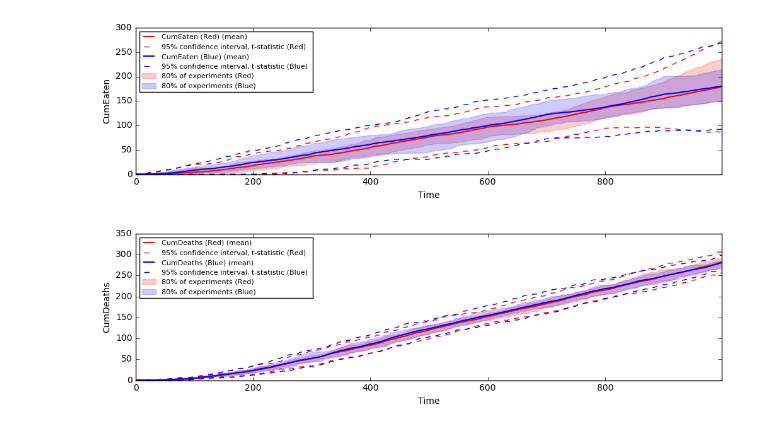
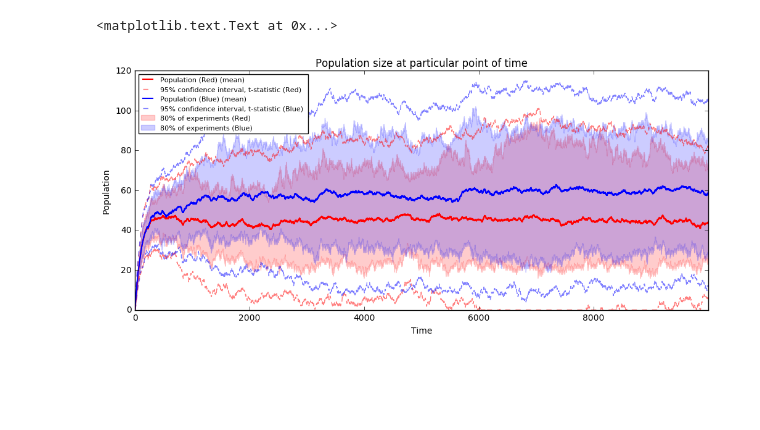
Before and after one commit to shayakhmetov/multiagent_simulation, a Jupyter notebook: graphs.ipynb, the cells around one changed output. Cells and saved outputs as stored; diff of their text form; code cells hidden in the pictures; blank space fills up the shorter version.

```diff
--- a/graphs.ipynb
+++ b/graphs.ipynb
@@ -5,7 +5,7 @@ import pylab as pl
 import scipy.stats as st
 
 %matplotlib inline
-pl.rcParams['figure.figsize'] = (12,3)
+pl.rcParams['figure.figsize'] = (12,5)
 # %%
 data = pd.read_csv('statistics.csv', index_col='Time')
 data.tail()
@@ -39,7 +39,7 @@ def plot_statistic(data, main_column, n_experiments=n_experiments):
         grouped[column].mean().plot(label=main_column + text + '(mean)', color=color, linewidth=1.5)
         left, right = confidence_interval(grouped[column], n_experiments)
         pl.plot(data.index.unique(), right, color=color, linestyle='--',
-                label='95% confidence interval, t-statistic' + text)
+                label='95% confidence interval, t-statistic' + text, alpha=0.5)
         pl.fill_between(data.index.unique(), grouped[column].quantile(0.9),
                     grouped[column].quantile(0.1), alpha=0.2, color=color,
                     label='80% of experiments' + text)
@@ -47,4 +47,4 @@ def plot_statistic(data, main_column, n_experiments=n_experiments):
         pl.ylabel(main_column)
     for  column, text, color in zip([red_column, blue_column], [' (Red) ', ' (Blue) '], ['r', 'b']):
         left, right = confidence_interval(grouped[column], n_experiments)
-        pl.plot(data.index.unique(), left, color=color, linestyle='--')
+        pl.plot(data.index.unique(), left, color=color, linestyle='--', alpha=0.5)
@@ -55,8 +51,6 @@ plot_statistic(data, 'Population')
-# %%
-plot_statistic(data, 'CumEaten')
-# %% [output]
-[figure, removed]
-# %%
-plot_statistic(data, 'CumDeaths')
-# %% [output]
-[figure, removed]
+# %%
+plot_statistic(data, 'Population')
+pl.title('Population size at particular point of time')
+# %% [output]
+<matplotlib.text.Text at 0x...>
+[figure, added]
```
Also changed, not shown: parts of 5 cells of this notebook, 2 other files.
